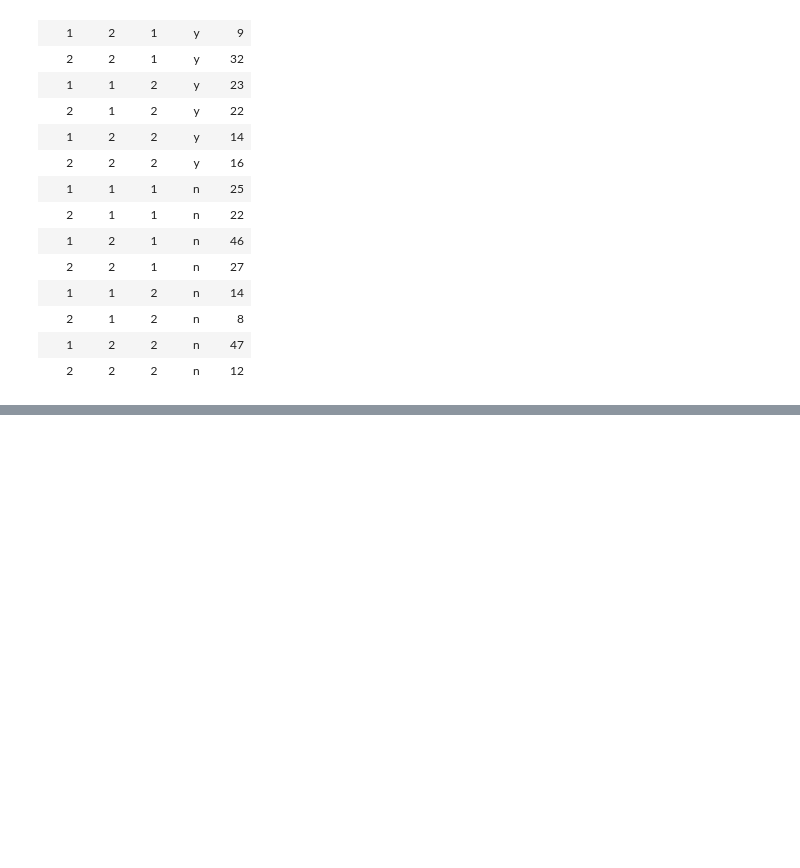
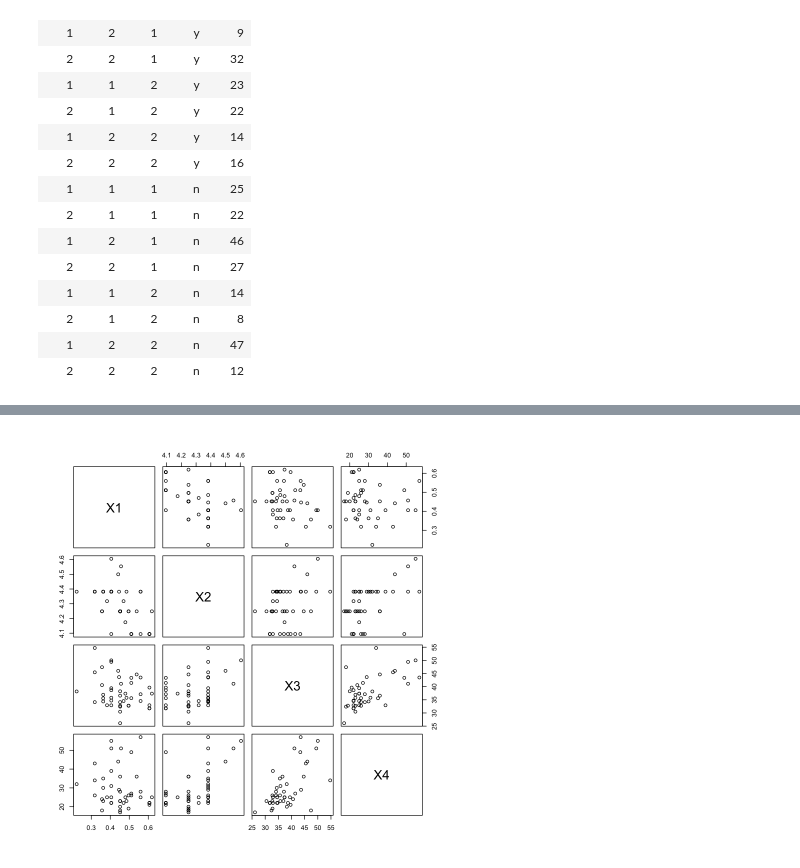
Before and after one commit to StaThin/RGM, a Jupyter notebook: examples.ipynb, the cells around one changed output, grey strips where cells are left out. Cells and saved outputs as stored; diff of their text form; code cells hidden in the pictures; blank space fills up the shorter version.

```diff
--- a/examples.ipynb
+++ b/examples.ipynb
@@ -485,0 +494,7 @@ A data.frame: 16 x 5
+# %%
+require(ggm)
+data(derived)
+raw<- derived$raw
+head(raw_data)
+derived <- with(raw, data.frame(X1 =  log(Sys/Dia), X2 = log(Dia), X3 =  100 * Wei/Hei, X4 = Age))
+head(derived)
@@ -485,0 +540,4 @@ A data.frame: 16 x 5
+# %%
+pairs(derived)
+# %% [output]
+[figure, added]
```
Also changed, not shown: parts of 6 cells of this notebook, 1 other file.
